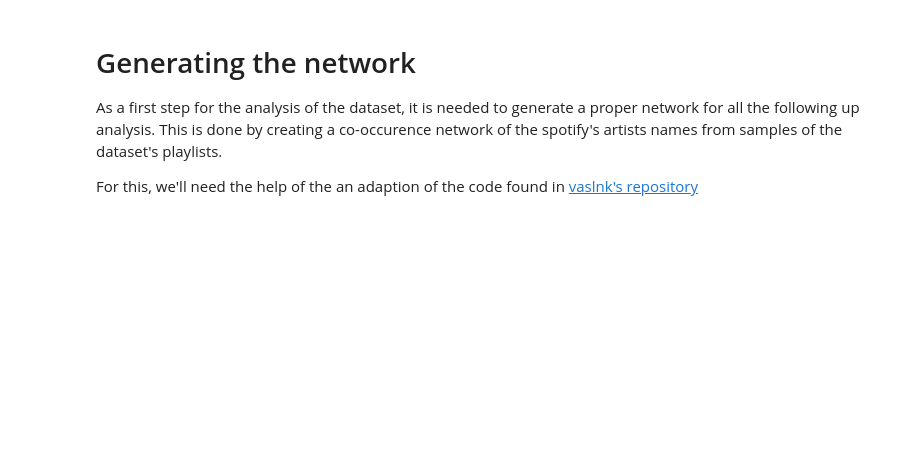
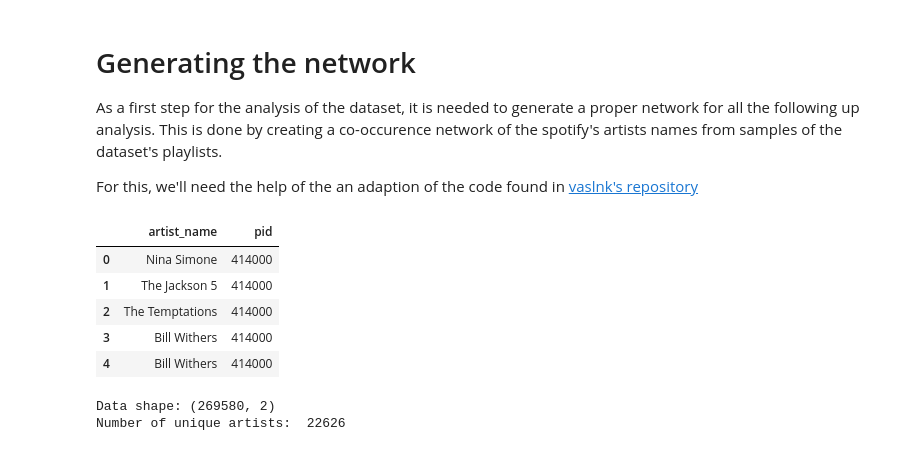
Before and after one commit to rodolfostark/spotify-network-analysis, a Jupyter notebook: spotify_network_analysis.ipynb, the cells around one changed output. Cells and saved outputs as stored; diff of their text form; code cells hidden in the pictures; blank space fills up the shorter version.

```diff
--- a/spotify_network_analysis.ipynb
+++ b/spotify_network_analysis.ipynb
@@ -89,0 +13,38 @@ jsonToCSV(slices_paths)
+# %%
+from utils import list_slices_filepaths
+
+def full_artists_data() -> pd.DataFrame:
+    '''
+    Concats all the .csv's in the data_CSV folder and returns a DataFrame
+
+    Parameters:
+    -----------
+        None
+    Output:
+    -------
+        slice_df: pd.DataFrame
+    '''
+    slice_df_array = []
+    for slice_filename in list_slices_filepaths('data_CSV/'):
+        slice_path = 'data_CSV/' + slice_filename
+        slice_df = pd.read_csv(slice_path)
+        slice_df_array.append(slice_df)
+    slice_df = pd.concat(slice_df_array)
+
+    return slice_df
+# %%
+artists_df = full_artists_data()
+artists_df.head()
+# %% [output]
+|  | artist_name | pid |
+| 0 | Nina Simone | 414000 |
+| 1 | The Jackson 5 | 414000 |
+| 2 | The Temptations | 414000 |
+| 3 | Bill Withers | 414000 |
+| 4 | Bill Withers | 414000 |
+# %%
+print('Data shape:', artists_df.shape)
+print('Number of unique artists: ', artists_df.artist_name.nunique())
+# %% [output]
+Data shape: (269580, 2)
+Number of unique artists:  22626
```
Also changed, not shown: parts of 8 cells of this notebook.
